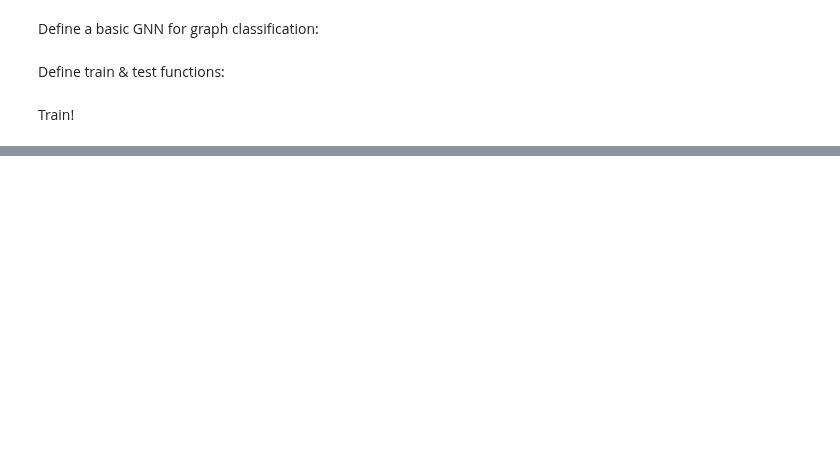
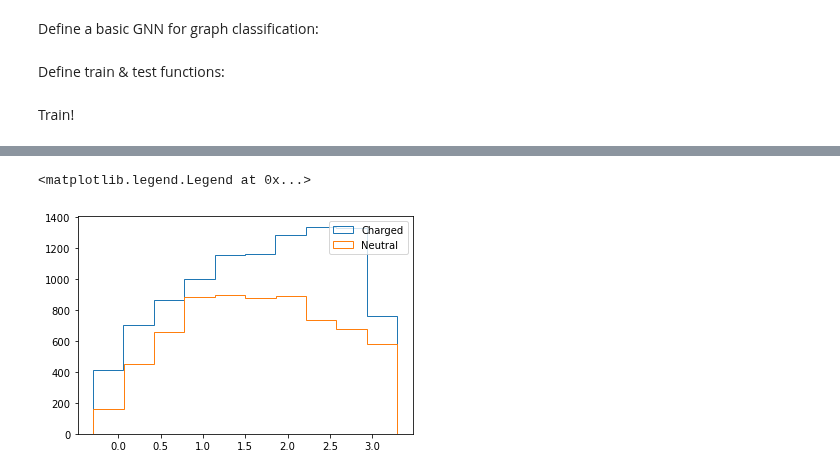
Before and after one commit to atlas-calo-ml/gn4pions_eastbay, a Jupyter notebook: mariel_gnn.ipynb, the cells around one changed output, grey strips where cells are left out. Drawn from its saved outputs; the diff is of its cells as text; code cells hidden in the pictures; blank space fills up the shorter version.

Commit message:
Added dataset loading/cleanup for pions

```diff
--- a/mariel_gnn.ipynb
+++ b/mariel_gnn.ipynb
@@ -311,0 +308,10 @@ Total accuracy = 43.33%
+# %%
+### Load data (multiple files)
+pion_files = glob.glob("../data/onetrack_multicluster/pion_files/*.npy")
+pi0_files = glob.glob("../data/onetrack_multicluster/pi0_files/*.npy") # obviously very few of these pass the STMC cuts
+
+df_pion = pd.concat([pd.DataFrame(np.load(file, allow_pickle=True).item()) for file in tqdm(pion_files[:1])])
+df_pi0 = pd.concat([pd.DataFrame(np.load(file, allow_pickle=True).item()) for file in tqdm(pi0_files)])
+
+print("Pion dataframe has {:,} events.".format(df_pion.shape[0]))
+print("Pi0 dataframe has {:,} events.".format(df_pi0.shape[0]))
@@ -311,0 +381,3 @@ Total accuracy = 43.33%
+# %%
+df_pion = clean_dataframe(df_pion, is_charged = True, max_n_cols=24)
+df_pion
@@ -311,0 +398,3 @@ Total accuracy = 43.33%
+# %%
+df_pi0 = clean_dataframe(df_pi0, is_charged = False, max_n_cols=13)
+df_pi0
@@ -311,0 +415,3 @@ Total accuracy = 43.33%
+# %%
+df = pd.concat([df_pion, df_pi0])
+df
@@ -311,0 +432,7 @@ Total accuracy = 43.33%
+# %%
+plt.hist(df[df.label == 1].log10_cluster_e_0, histtype="step", label="Charged");
+plt.hist(df[df.label == 0].log10_cluster_e_0, histtype="step", label="Neutral");
+plt.legend()
+# %% [output]
+<matplotlib.legend.Legend at 0x...>
+[figure, added]
```
Also changed, not shown: parts of 11 cells of this notebook.
